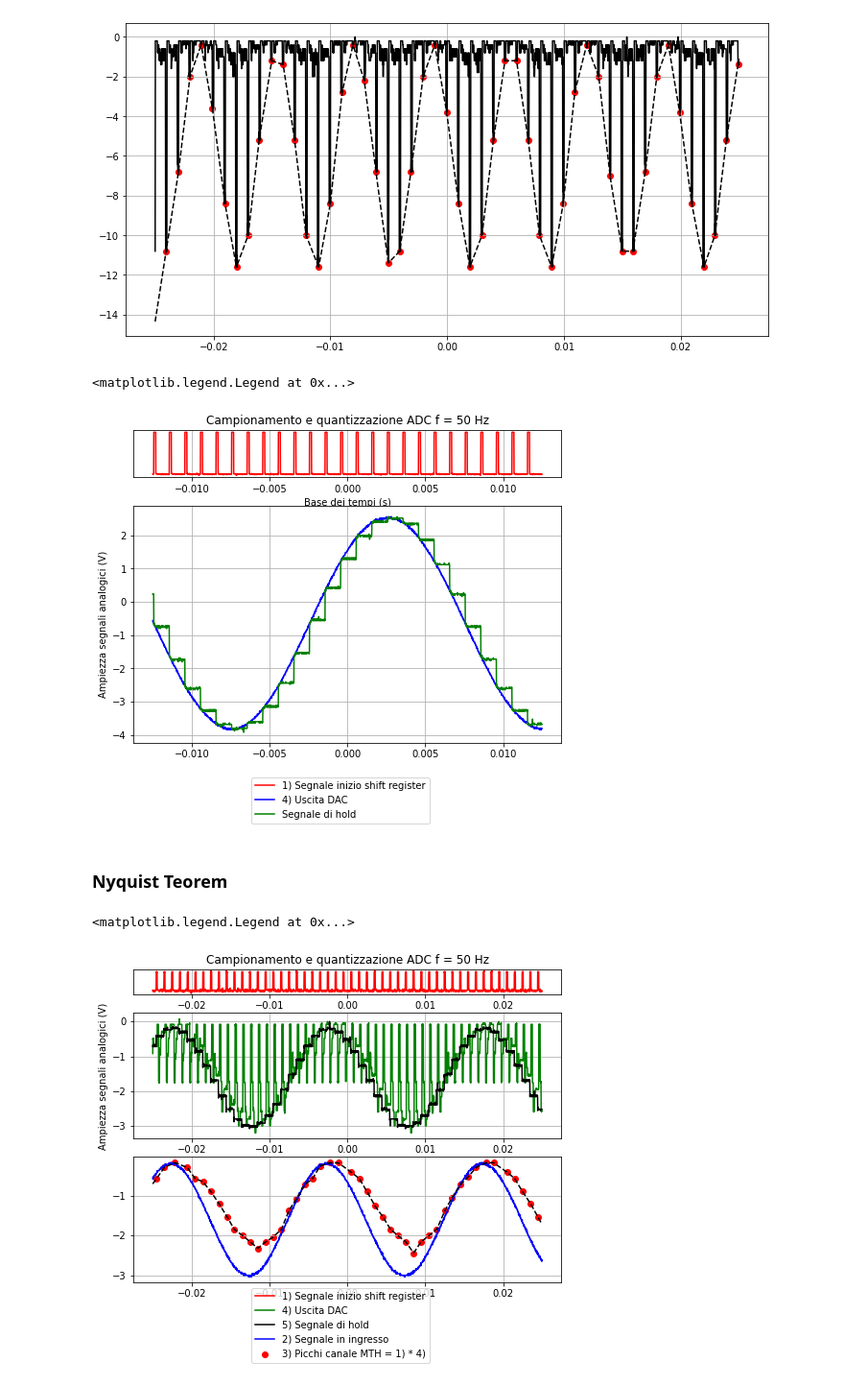
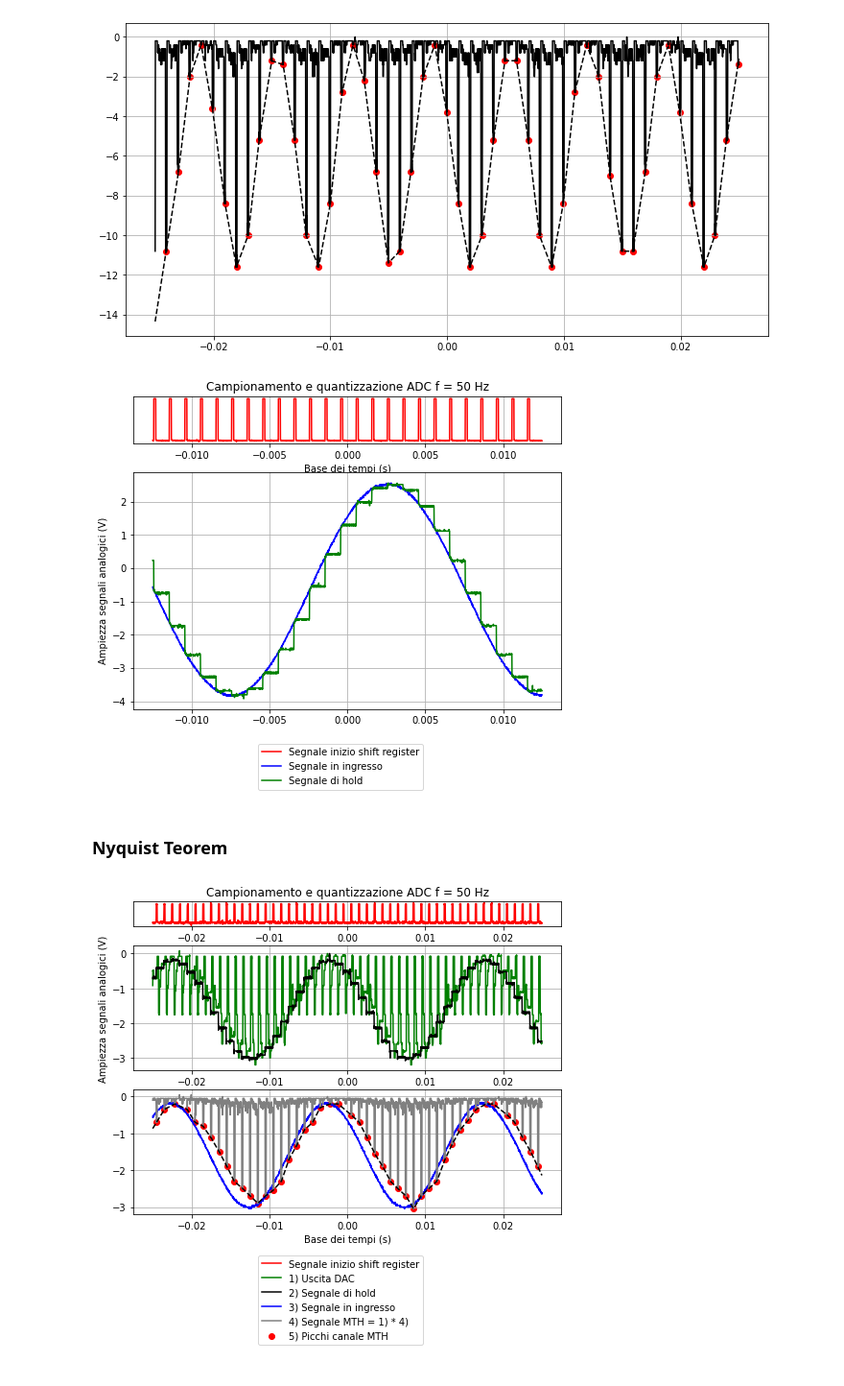
Before and after one commit to valeriopagliarino/Electronics-2021-UNITO-Public, a Jupyter notebook: analysis/3_Peak_dectection.ipynb, the cells around one changed output. Shown at 96% size. Saved outputs shown, nothing was run; the diff lists cells and outputs as text; code cells hidden in the pictures.

Commit message:
notebook campionamento

```diff
--- a/analysis/3_Peak_dectection.ipynb
+++ b/analysis/3_Peak_dectection.ipynb
@@ -89,21 +89,17 @@ ch3_t = ch3_f[0]
 ch3_s = ch3_f[1]
 
 
-p = list(scipy.signal.find_peaks(mth_s * -1., distance=40))[0]
 
-xint = np.linspace(mth_t.min(), mth_t.max(), 500)
-spl = make_interp_spline(mth_t[p], mth_s[p], k=1)  # type: BSpline
-interp = spl(xint)
 
 gs_kw = dict(height_ratios=[1,5])
 fig, ax = plt.subplots(nrows = 2, ncols = 1, figsize = (8, 6), gridspec_kw=gs_kw)
 
 ax[0].axes.yaxis.set_visible(False)
 ax[0].set(title = "Campionamento e quantizzazione ADC f = 50 Hz")
-ax[1].plot(ch1_t, ch1_s, color = "blue", label = "4) Uscita DAC") #Campionamento all bits
+ax[1].plot(ch1_t, ch1_s, color = "blue", label = "Segnale in ingresso") #Campionamento all bits
 ax[1].plot(ch2_t, ch2_s, color = "green", label = "Segnale di hold") #Campionamento all bits
 
-ax[0].plot(ch3_t, ch3_s, color = "red", label = "1) Segnale inizio shift register")
+ax[0].plot(ch3_t, ch3_s, color = "red", label = "Segnale inizio shift register")
 ax[0].grid()
 ax[1].grid()
 
@@ -111,10 +107,9 @@ ax[-2].set(xlabel = "Base dei tempi (s)")
 ax[1].set(ylabel = "Ampiezza segnali analogici (V)")
 fig.legend(loc = "lower center", bbox_to_anchor = (0.5, -0.08))
 
-#plt.savefig(f"{OUTPUTDIR}/triangle_wave_aq.pdf")
+plt.savefig(f"{OUTPUTDIR}/campionamento_no_mth_50Hz.pdf")
 # %% [output]
-<matplotlib.legend.Legend at 0x...>
-[figure, old version]
+[figure, new version]
 # %% [markdown]
 ### Nyquist Teorem
 # %%
@@ -129,44 +124,45 @@ mth_f = openTek(filePrefix + s+"MTH.CSV")['Data'].to_numpy().transpose()
 ch1_t = ch1_f[0]
 ch1_s = ch1_f[1]
 ch2_t = ch2_f[0]
 ch2_s = ch2_f[1]
 ch3_t = ch3_f[0]
 ch3_s = ch3_f[1]
 ch4_t = ch4_f[0]
 ch4_s = ch4_f[1]
 mth_t = mth_f[0]
-mth_s = mth_f[1]/5
+mth_s = mth_f[1]/ch2_s.max()
 
 p = list(scipy.signal.find_peaks(mth_s * -1., distance=40))[0]
 
 xint = np.linspace(mth_t.min(), mth_t.max(), 500)
 spl = make_interp_spline(mth_t[p], mth_s[p], k=1)  # type: BSpline
 interp = spl(xint)
 
 gs_kw = dict(height_ratios=[1,5,5])
 fig, ax = plt.subplots(nrows = 3, ncols = 1, figsize = (8, 6), gridspec_kw=gs_kw)
 
 ax[0].axes.yaxis.set_visible(False)
 ax[0].set(title = "Campionamento e quantizzazione ADC f = 50 Hz")
-ax[1].plot(ch1_t, ch1_s, color = "green", label = "4) Uscita DAC") #Campionamento all bits
-ax[1].plot(ch3_t, ch3_s, color = "black", label="5) Segnale di hold")
-ax[2].plot(ch4_t, ch4_s, color = "blue", label="2) Segnale in ingresso")
-ax[2].scatter(mth_t[p], mth_s[p], color = "red",label = "3) Picchi canale MTH = 1) * 4)")
+ax[1].plot(ch1_t, ch1_s, color = "green", label = "1) Uscita DAC") #Campionamento all bits
+ax[1].plot(ch3_t, ch3_s, color = "black", label="2) Segnale di hold")
+ax[2].plot(ch4_t, ch4_s, color = "blue", label="3) Segnale in ingresso")
+ax[2].plot(mth_t, mth_s, color = "grey", label="4) Segnale MTH = 1) * 4)")
+
+ax[2].scatter(mth_t[p], mth_s[p], color = "red",label = "5) Picchi canale MTH")
 ax[2].plot(xint, interp, color = "black", linestyle = "--")
 
-ax[0].plot(ch2_t, ch2_s/5, color = "red", label = "1) Segnale inizio shift register")
+ax[0].plot(ch2_t, ch2_s/5, color = "red", label = "Segnale inizio shift register")
 ax[0].grid()
 ax[1].grid()
 ax[2].grid()
 
-ax[-2].set(xlabel = "Base dei tempi (s)")
+ax[-1].set(xlabel = "Base dei tempi (s)")
 ax[1].set(ylabel = "Ampiezza segnali analogici (V)")
-fig.legend(loc = "lower center", bbox_to_anchor = (0.5, -0.08))
+fig.legend(loc = "lower center", bbox_to_anchor = (0.5, -0.2))
 
-#plt.savefig(f"{OUTPUTDIR}/triangle_wave_aq.pdf")
+plt.savefig(f"{OUTPUTDIR}/campionamento_50Hz.pdf")
 # %% [output]
-<matplotlib.legend.Legend at 0x...>
-[figure, old version]
+[figure, new version]
 # %%
 s = '17'
 filePrefix = f"{DATADIR}/2-11-21/ALL00"+s+"/F00"
```
Also changed, not shown: parts of 7 cells of this notebook.
